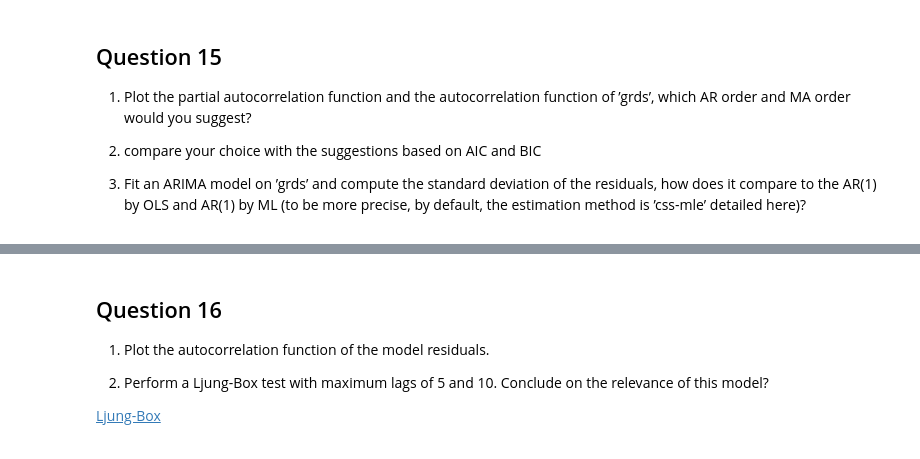
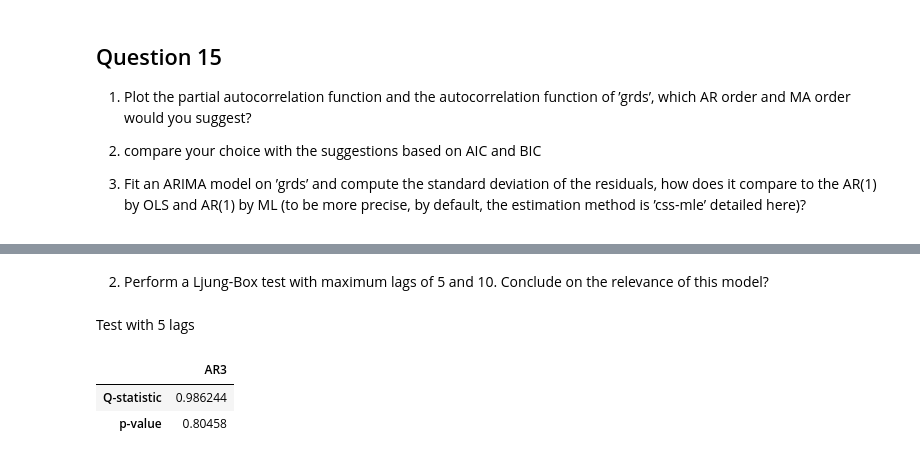
Before and after one commit to thomaspernet/PythonFinanceClass, a Jupyter notebook: QuantitativeFinance/Exam1.ipynb, the cells around one changed output, grey strips where cells are left out. Drawn from its saved outputs; the diff is of its cells as text; code cells hidden in the pictures.

```diff
--- a/QuantitativeFinance/Exam1.ipynb
+++ b/QuantitativeFinance/Exam1.ipynb
@@ -630,8 +972,38 @@ plot_acf(model_fit.resid, lags=40)
 # %% [markdown]
-## Question 16
-
-1. Plot the autocorrelation function of the model residuals.
-
 2. Perform a Ljung-Box test with maximum lags of 5 and 10. Conclude on the relevance of this model?
-
-[Ljung-Box](https://www.statisticshowto.datasciencecentral.com/ljung-box-test/)
+# %%
+import scipy.stats
+#%% Ljung-Box test
+# function to compute serial correlation
+def autocorr(x, t):
+    return np.corrcoef(np.array([x[0:len(x)-t], x[t:len(x)]]))[0,1]
+
+# compute the Ljung-Box Q-statistic:
+def qstatfun(x,t):
+    sumpart = 0
+    for i in range(1,t+1):
+        sumpart += sumpart + (autocorr(x,i)**2) / (len(x)-i)
+    return (len(x) * (len(x)+2)) * sumpart
+
+# Ljung-Box test, H0: no serial correlation at lag max
+# out: critical value at 5% level, Qstat and p-value
+def LjungBox(x,t,ARorder):
+    Qstat = qstatfun(x,t)
+    threshold = scipy.stats.chi2.ppf(q = 0.95, df = t-ARorder)
+    pvalue = 1 - scipy.stats.chi2.cdf(x=Qstat,  df = t-ARorder)
+    return threshold, Qstat, pvalue
+# %% [markdown]
+Test with 5 lags
+# %%
+# Ljung-Box test
+maxlag = 5
+
+dfLB = pd.DataFrame(index=['Q-statistic','p-value'],columns=['AR3'])
+test = LjungBox(model_fit.resid,maxlag,2)
+dfLB.loc['Q-statistic','AR3'] = test[1]
+dfLB.loc['p-value','AR3'] = test[2]
+dfLB
+# %% [output]
+|  | AR3 |
+| Q-statistic | 0.986244 |
+| p-value | 0.80458 |
```
Also changed, not shown: parts of 67 cells of this notebook.
